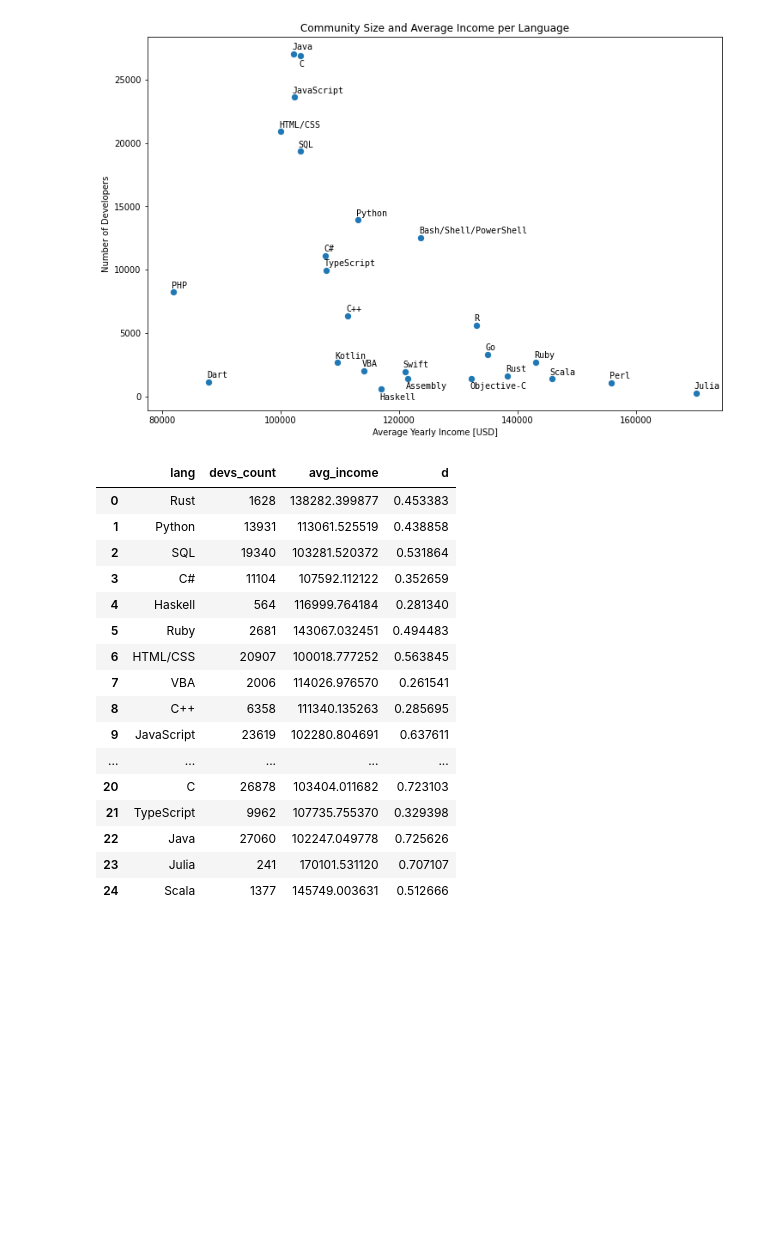
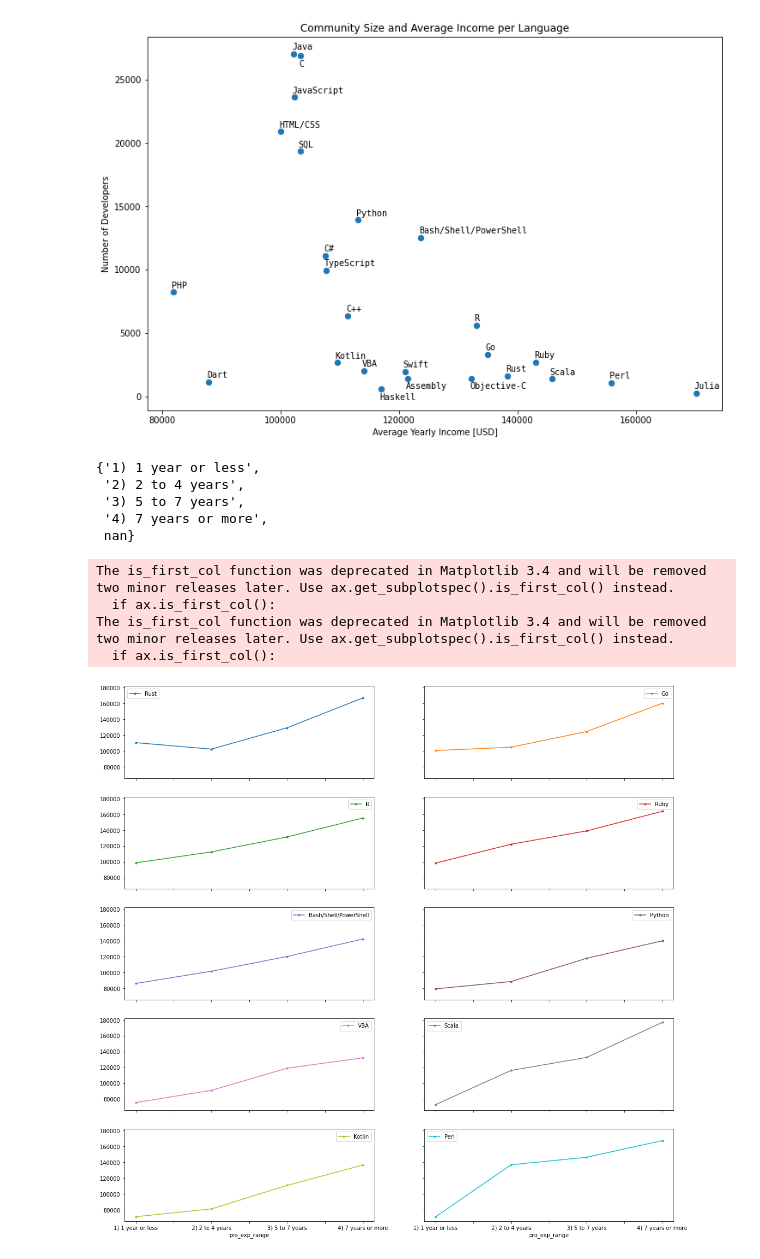
Before and after one commit to hanslemm/Stack-Overflow-Survey-2020, a Jupyter notebook: data_analysis.ipynb, the cells around one changed output. Cells and saved outputs as stored; diff of their text form; code cells hidden in the pictures; blank space fills up the shorter version.

```diff
--- a/data_analysis.ipynb
+++ b/data_analysis.ipynb
@@ -95,6 +94,32 @@ def devs_avg_income_per_lang(df):
     data={'lang':list(languages),'devs_count':devs_count,'avg_income':avg_income}
 
     return pd.DataFrame(data)
+# %%
+def devs_avg_income_per_lang_and_exp(df):
+    '''
+    Creates a dataframe with average salaries per language and experience level
+
+    Input: Pandas dataframe (df)
+    Output: Pandas dataframe with language, devs_count, avg_income
+    '''
+    langs=[]
+    ranges=[]
+    devs_count=[]
+    avg_income=[]
+    pro_exp_ranges=set(df['ProExpRange'])
+
+    for language in languages:
+        for pro_range in pro_exp_ranges:
+            langs.append(language)
+            ranges.append(pro_range)
+            devs=df[(df[language] == True) & (df['ProExpRange'] == pro_range)]['ConvertedComp'].count()
+            devs_count.append(devs)
+            avg=df[(df[language] == True) & (df['ProExpRange'] == pro_range)]['ConvertedComp'].mean()
+            avg_income.append(avg)
+
+    data={'lang':langs,'pro_exp_range':ranges,'devs_count':devs_count,'avg_income':avg_income}
+
+    return pd.DataFrame(data)
 # %%
 def devs_per_lang(df):
     '''
@@ -193,22 +216,22 @@ plt.savefig('Community Size and Average Income per Language')
 # %% [output]
 [figure]
-# %%
-df_lang
-# %% [output]
-|  | lang | devs_count | avg_income | d |
-| 0 | Rust | 1628 | 138282.399877 | 0.453383 |
-| 1 | Python | 13931 | 113061.525519 | 0.438858 |
-| 2 | SQL | 19340 | 103281.520372 | 0.531864 |
-| 3 | C# | 11104 | 107592.112122 | 0.352659 |
-| 4 | Haskell | 564 | 116999.764184 | 0.281340 |
-| 5 | Ruby | 2681 | 143067.032451 | 0.494483 |
-| 6 | HTML/CSS | 20907 | 100018.777252 | 0.563845 |
-| 7 | VBA | 2006 | 114026.976570 | 0.261541 |
-| 8 | C++ | 6358 | 111340.135263 | 0.285695 |
-| 9 | JavaScript | 23619 | 102280.804691 | 0.637611 |
-| ... | ... | ... | ... | ... |
-| 20 | C | 26878 | 103404.011682 | 0.723103 |
-| 21 | TypeScript | 9962 | 107735.755370 | 0.329398 |
-| 22 | Java | 27060 | 102247.049778 | 0.725626 |
-| 23 | Julia | 241 | 170101.531120 | 0.707107 |
-| 24 | Scala | 1377 | 145749.003631 | 0.512666 |
+# %%
+set(df['ProExpRange'])
+# %% [output]
+{'1) 1 year or less',
+ '2) 2 to 4 years',
+ '3) 5 to 7 years',
+ '4) 7 years or more',
+ nan}
+# %%
+df_proexp=devs_avg_income_per_lang_and_exp(df)
+pivot=pd.pivot_table(df_proexp,values='avg_income',columns='pro_exp_range',index='lang')
+top10_rookie=pivot.sort_values('1) 1 year or less', ascending=False).head(10)
+# %%
+top10_rookie.T.plot(subplots=True, layout=(5,2), figsize=(18,18), style='.-', sharex=True, sharey=True)
+# %% [output]
+The is_first_col function was deprecated in Matplotlib 3.4 and will be removed two minor releases later. Use ax.get_subplotspec().is_first_col() instead.
+  if ax.is_first_col():
+The is_first_col function was deprecated in Matplotlib 3.4 and will be removed two minor releases later. Use ax.get_subplotspec().is_first_col() instead.
+  if ax.is_first_col():
+[figure, added]
```
Also changed, not shown: parts of 4 cells of this notebook, 3 other files.
